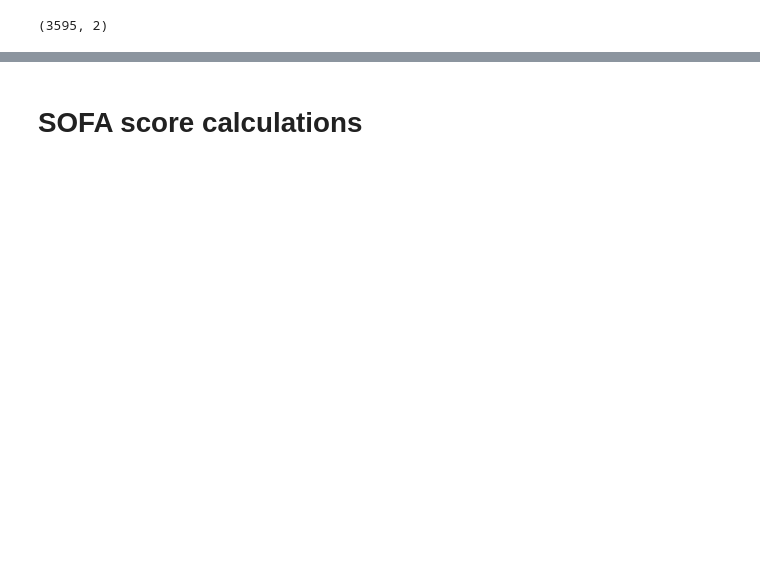
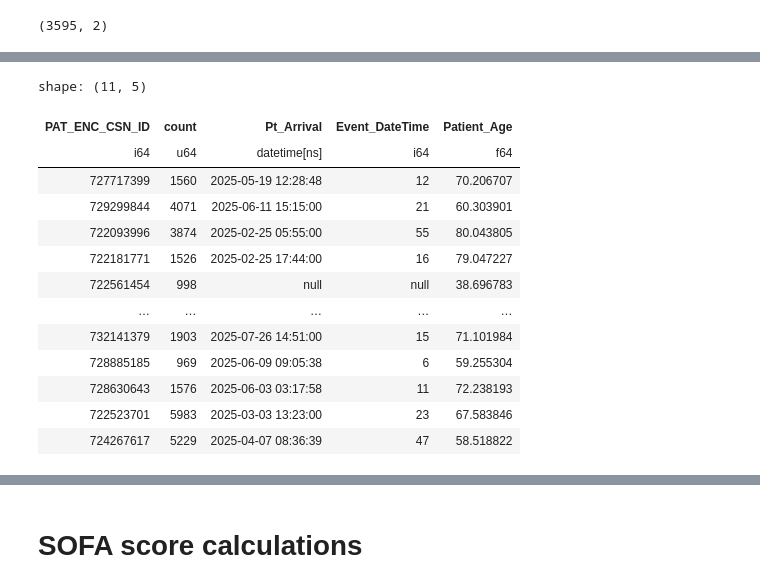
Before and after one commit to UTSW-CIC/Sepsis-Analysis, a Jupyter notebook: notebooks/03_Sepsis_Tracking_Over_time.ipynb, the cells around one changed output, grey strips where cells are left out. Saved outputs shown, nothing was run; the diff lists cells and outputs as text; code cells hidden in the pictures; blank space fills up the shorter version.

```diff
--- a/notebooks/03_Sepsis_Tracking_Over_time.ipynb
+++ b/notebooks/03_Sepsis_Tracking_Over_time.ipynb
@@ -106,0 +124,5 @@ lf_suspected = pl.concat([lf_suspected_backward, lf_suspected_forward]).collect(
+# %%
+# enc_with_antibiotic = df_all.filter(expr_antibiotics_gold_standard)['PAT_ENC_CSN_ID'].unique().to_list()
+enc_with_antibiotic = df_all.filter(expr_antibiotics_gold_standard)['PAT_ENC_CSN_ID'].unique().to_list()
+enc_with_culture = df_all.filter(expr_culture_orders)['PAT_ENC_CSN_ID'].unique().to_list()
+enc_with_antibiotic_culture = set(enc_with_antibiotic).intersection(set(enc_with_culture))
@@ -106,0 +170,22 @@ lf_suspected = pl.concat([lf_suspected_backward, lf_suspected_forward]).collect(
+# %%
+
+df_all.filter(pl.col("PAT_ENC_CSN_ID").is_in(
+    set(npoa3_enc)-set(enc_with_antibiotic)
+)).group_by("PAT_ENC_CSN_ID").agg(pl.len().alias('count'),  pl.col("Pt_Arrival").first(), pl.col("Event_DateTime").last(), pl.col("Patient_Age").last()).with_columns(
+    (pl.col("Event_DateTime")-pl.col("Pt_Arrival")).dt.total_days()
+)
+# %% [output]
+shape: (11, 5)
+| PAT_ENC_CSN_ID | count | Pt_Arrival | Event_DateTime | Patient_Age |
+| i64 | u64 | datetime[ns] | i64 | f64 |
+| 727717399 | 1560 | 2025-05-19 12:28:48 | 12 | 70.206707 |
+| 729299844 | 4071 | 2025-06-11 15:15:00 | 21 | 60.303901 |
+| 722093996 | 3874 | 2025-02-25 05:55:00 | 55 | 80.043805 |
+| 722181771 | 1526 | 2025-02-25 17:44:00 | 16 | 79.047227 |
+| 722561454 | 998 | null | null | 38.696783 |
+| … | … | … | … | … |
+| 732141379 | 1903 | 2025-07-26 14:51:00 | 15 | 71.101984 |
+| 728885185 | 969 | 2025-06-09 09:05:38 | 6 | 59.255304 |
+| 728630643 | 1576 | 2025-06-03 03:17:58 | 11 | 72.238193 |
+| 722523701 | 5983 | 2025-03-03 13:23:00 | 23 | 67.583846 |
+| 724267617 | 5229 | 2025-04-07 08:36:39 | 47 | 58.518822 |
```
Also changed, not shown: parts of 27 cells of this notebook, 2 other files.
